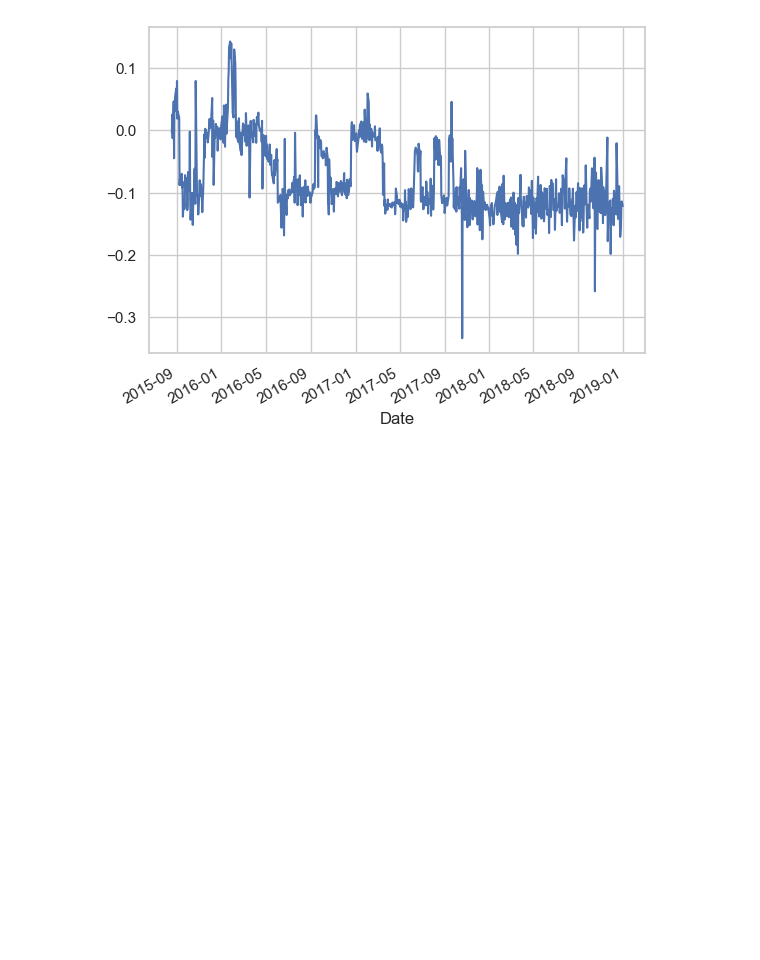
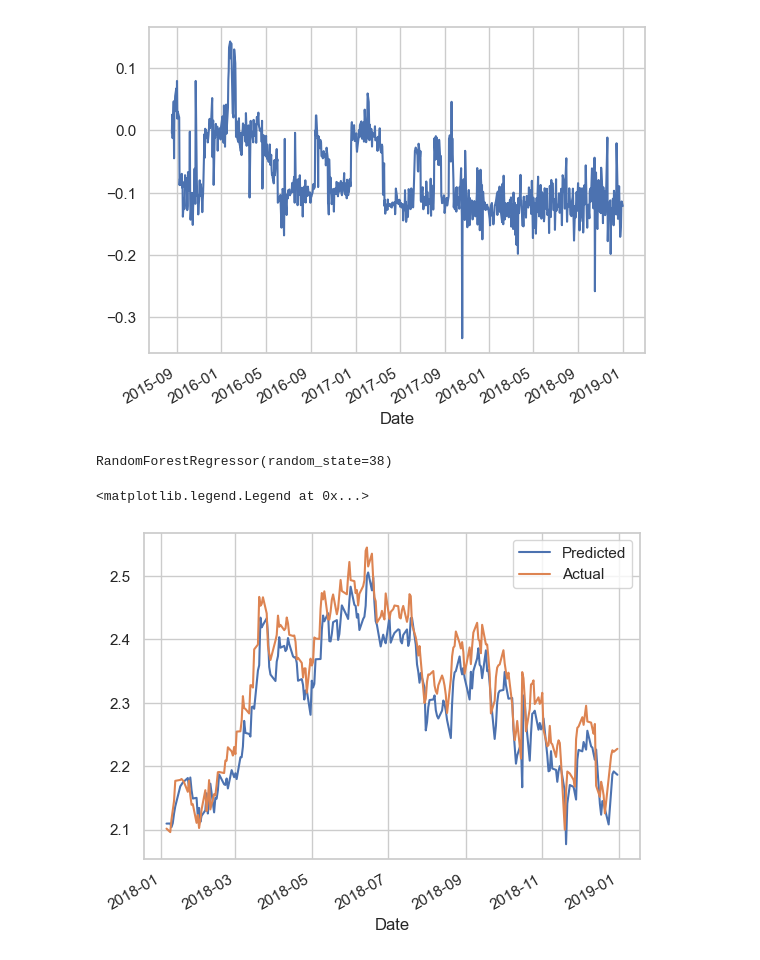
Before and after one commit to Amination-Gogia/Pairs-Trading-Dec-2024, a Jupyter notebook: Week-1/Assignment_attempt_2.ipynb, the cells around one changed output. Drawn from its saved outputs; the diff is of its cells as text; code cells hidden in the pictures; blank space fills up the shorter version.

```diff
--- a/Week-1/Assignment_attempt_2.ipynb
+++ b/Week-1/Assignment_attempt_2.ipynb
@@ -475,3 +482,21 @@ ratio_change.plot()
 # %% [output]
 <Axes: xlabel='Date'>
 [figure]
+# %%
+X_train = X[600:1262]
+y_train = y[600:1262]
+# %%
+rf3 = RandomForestRegressor(random_state = 38, n_estimators = 100)
+# %%
+rf3.fit(X_train, y_train)
+# %% [output]
+RandomForestRegressor(random_state=38)
+# %%
+pred3 = rf3.predict(X)
+# %%
+((pred3 + ratio_lag).iloc[1262:]).plot()
+ratio.iloc[1262:].plot()
+plt.legend(["Predicted", "Actual"])
+# %% [output]
+<matplotlib.legend.Legend at 0x...>
+[figure, added]
```
Also changed, not shown: parts of 20 cells of this notebook.
